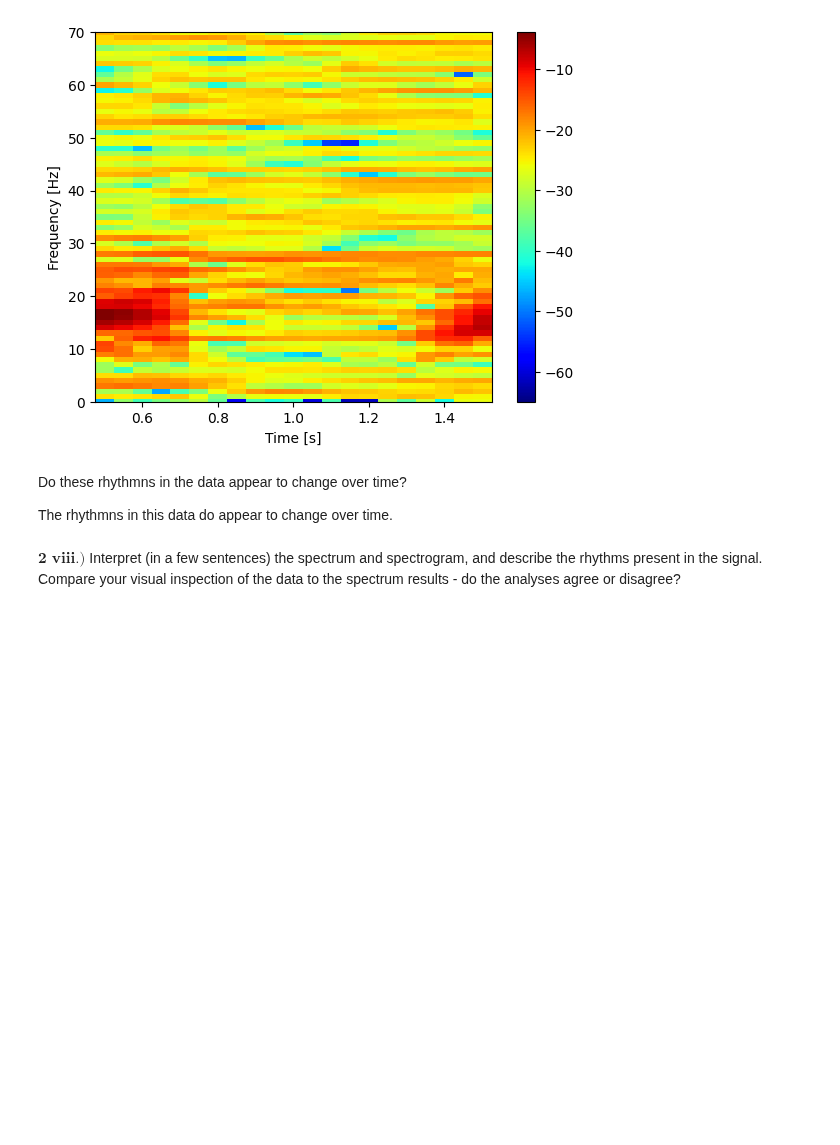
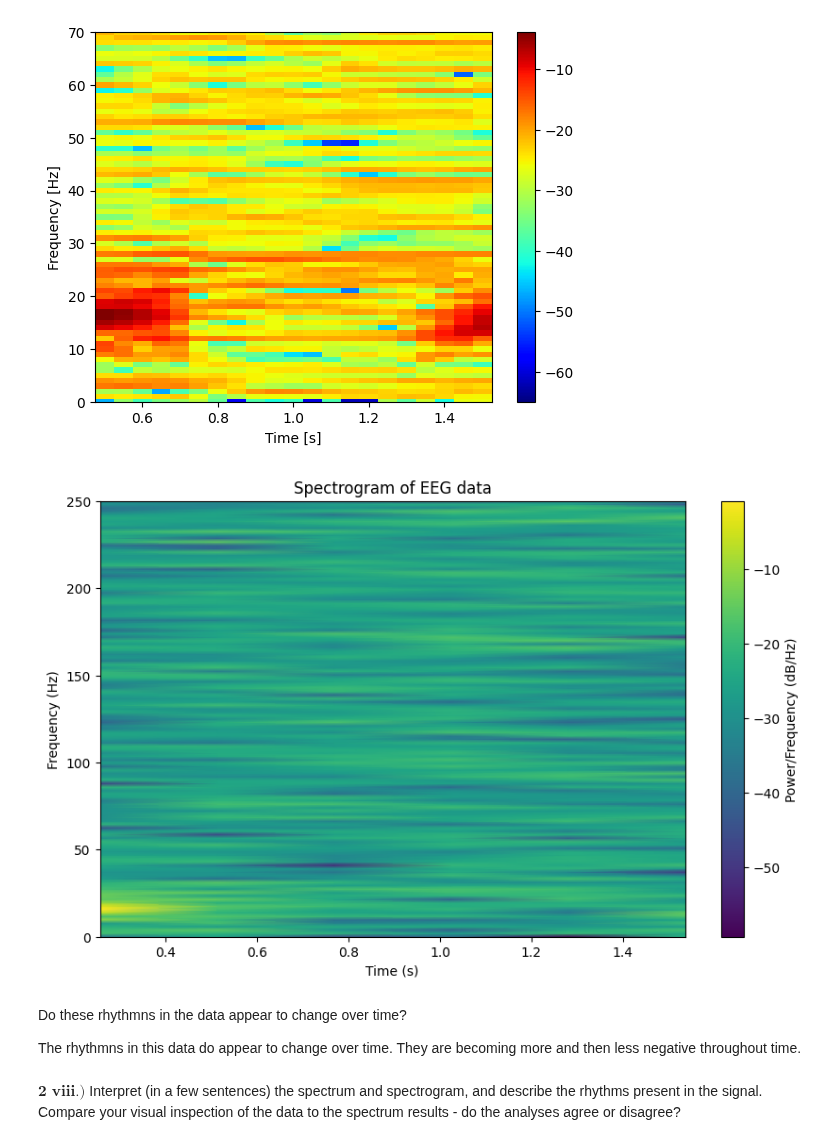
Before and after one commit to witchofizalith/MA665_HW, a Jupyter notebook: Topic6_PS/eeg3_analysis.ipynb, the cells around one changed output. Cells and saved outputs as stored; diff of their text form; code cells hidden in the pictures; blank space fills up the shorter version.

```diff
--- a/Topic6_PS/eeg3_analysis.ipynb
+++ b/Topic6_PS/eeg3_analysis.ipynb
@@ -125,9 +125,26 @@ plt.xlabel('Time [s]')       # ... and label the axes
 plt.ylabel('Frequency [Hz]');
 # %% [output]
 [figure]
+# %%
+window_size = 256
+overlap = 128
+
+#compute spectrogram
+f, t, Sxx = spectrogram(EEG, fs=1/dt, nperseg=window_size, noverlap = overlap, nfft = 256 ) #nfft much be the same value as window size
+
+#plot spectrogram
+plt.figure(figsize = (10, 6))
+plt.pcolormesh(t, f, 10 * np.log10(Sxx), shading='gouraud') #plot in decibels with gouraud shading
+plt.colorbar(label = 'Power/Frequency (dB/Hz)')
+plt.xlabel('Time (s)')
+plt.ylabel('Frequency (Hz)')
+plt.title('Spectrogram of EEG data')
+plt.show()
+# %% [output]
+[figure, added]
 # %% [markdown]
 Do these rhythmns in the data appear to change over time?
 
-The rhythmns in this data do appear to change over time.
+The rhythmns in this data do appear to change over time. They are becoming more and then less negative throughout time.
 # %% [markdown]
 $\textbf{2 viii.)}$ Interpret (in a few sentences) the spectrum and spectrogram, and describe the rhythms present in the signal. Compare your visual inspection of the data to the spectrum results - do the analyses agree or disagree?
```
Also changed, not shown: 3 other files.
